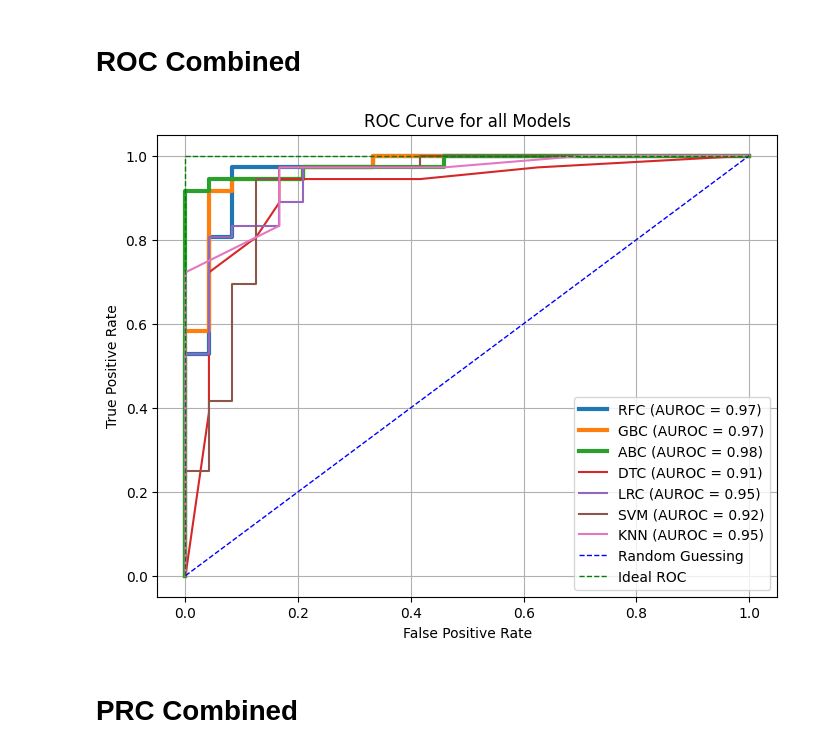
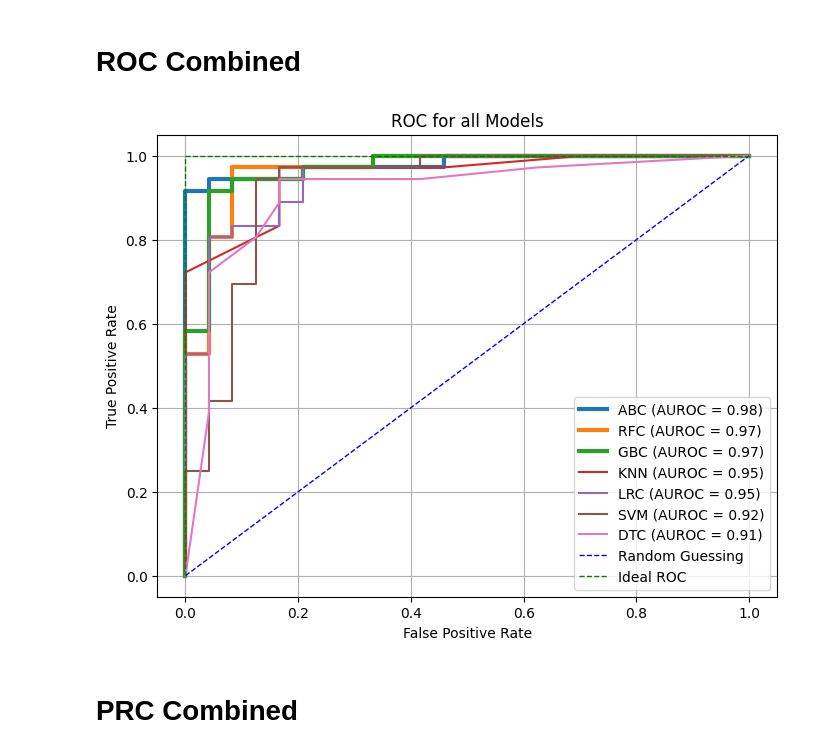
Before and after one commit to kruthi-sb/Cardiac_Events_ML, a Jupyter notebook: ML/ML_final.ipynb, the cells around one changed output. Saved outputs shown, nothing was run; the diff lists cells and outputs as text; code cells hidden in the pictures.

Commit message:
completed all with title modification

```diff
--- a/ML/ML_final.ipynb
+++ b/ML/ML_final.ipynb
@@ -66,7 +66,7 @@ import joblib
 
 plt.figure(figsize=(8,6))
 #plot the roc curve for all models
-for model_name in ['joblib_dump\RFC.pkl', 'joblib_dump\GBC.pkl', 'joblib_dump\ABC.pkl', 'joblib_dump\DTC.pkl', 'joblib_dump\LRC.pkl', 'joblib_dump\SVM.pkl', 'joblib_dump\KNN.pkl']:
+for model_name in ['joblib_dump\ABC.pkl', 'joblib_dump\RFC.pkl', 'joblib_dump\GBC.pkl', 'joblib_dump\KNN.pkl', 'joblib_dump\LRC.pkl', 'joblib_dump\SVM.pkl', 'joblib_dump\DTC.pkl']:
     model = joblib.load(model_name)
     if model_name == 'joblib_dump\KNN.pkl' or model_name == 'joblib_dump\SVM.pkl' or model_name == 'joblib_dump\LRC.pkl':
         #scaling the data for KNN, SVM and Logistic Regression
@@ -75,35 +75,37 @@ for model_name in ['joblib_dump\RFC.pkl', 'joblib_dump\GBC.pkl', 'joblib_dump\AB
         scaler.fit(X_train) #fitting the scaler to the training set.
         X_train = scaler.transform(X_train) #transforming the training set.
         X_test = scaler.transform(X_test) #transforming the testing set.
         y_pred_proba = model.predict_proba(X_test)[::,1] #get the probability of the positive class. [::,1] means get the second column of the array
         fpr, tpr, _ = roc_curve(y_test,  y_pred_proba) # _ is a placeholder for the threshold values
         auc = roc_auc_score(y_test, y_pred_proba).round(2) #round the auc score to 2 decimal places
         plt.plot(fpr,tpr, label=(str(model_name[-7:-4])+" (AUROC = %0.2f)") % auc, linewidth = 1.5)
     else:
+        X_train = data_fetcher.get_X_train()
+        X_test = data_fetcher.get_X_test()
         y_pred_proba = model.predict_proba(X_test)[::,1] #get the probability of the positive class. [::,1] means get the second column of the array
         fpr, tpr, _ = roc_curve(y_test,  y_pred_proba) # _ is a placeholder for the threshold values
         auc = roc_auc_score(y_test, y_pred_proba).round(2) #round the auc score to 2 decimal places
         if model_name == 'joblib_dump\RFC.pkl' or model_name == 'joblib_dump\GBC.pkl' or model_name == 'joblib_dump\ABC.pkl':
             linewidth = 3
         else:
             linewidth = 1.5
         plt.plot(fpr,tpr, label=(str(model_name[-7:-4])+" (AUROC = %0.2f)") % auc, linewidth = linewidth)
 
 
 #plot the random guessing line and the ideal roc line
 plt.plot([0,1],[0,1],"b--", linewidth = 1, label = "Random Guessing")
 plt.plot([0,1],[1,1], "g--", linewidth = 1, label = "Ideal ROC")
 plt.plot([0,0],[0,1], "g--", linewidth = 1)
 
 #set up the plot
 plt.xlabel("False Positive Rate")
 plt.ylabel("True Positive Rate")
-plt.title("ROC Curve for all Models")
+plt.title("ROC for all Models")
 plt.legend(loc="best")
 plt.grid(True)
 plt.show()
 # %% [output]
-[figure, old version]
+[figure, new version]
 # %% [markdown]
 # PRC Combined
 # %%
```
Also changed, not shown: parts of 1 cell of this notebook, 2 other files.
